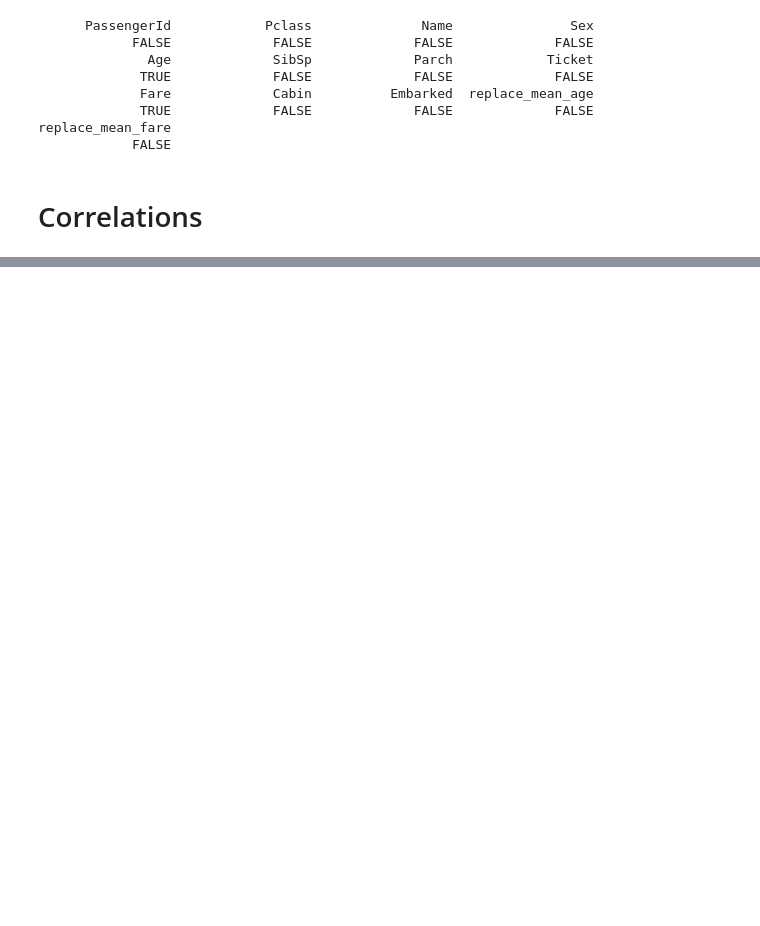
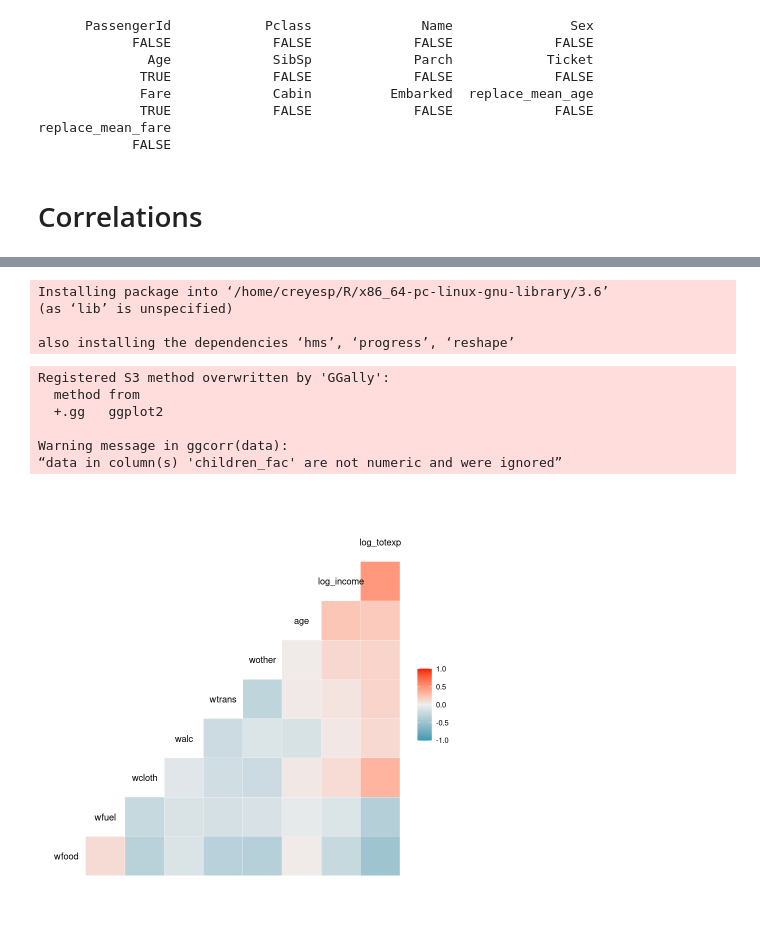
Before and after one commit to creyesp/r-course, a Jupyter notebook: notebooks/tidyr.ipynb, the cells around one changed output, grey strips where cells are left out. Cells and saved outputs as stored; diff of their text form; code cells hidden in the pictures; blank space fills up the shorter version.

```diff
--- a/notebooks/tidyr.ipynb
+++ b/notebooks/tidyr.ipynb
@@ -96,11 +96,11 @@ df_titanic_impute_mean <- data.frame(
 # Correlations
 # %%
 PATH <-"https://raw.githubusercontent.com/guru99-edu/R-Programming/master/british_household.csv"
-data <-read.csv(PATH)
-  filter(income < 500)
+data <-read.csv(PATH) %>%
+  filter(income < 500) %>%
   mutate(log_income = log(income),
          log_totexp = log(totexp),
-         children_fac = factor(children, order = TRUE, labels = c("No", "Yes")))
-  select(-c(X,X.1, children, totexp, income))
+         children_fac = factor(children, order = TRUE, labels = c("No", "Yes"))) %>%
+  select(-c(X, children, totexp, income))
 glimpse(data)
 # %% [output]
@@ -107,0 +211,18 @@ ERROR: Error in filter(income < 500): object 'income' not found
+# %%
+install.packages("GGally")
+# %% [output]
+Installing package into ‘/home/creyesp/R/x86_64-pc-linux-gnu-library/3.6’
+(as ‘lib’ is unspecified)
+
+also installing the dependencies ‘hms’, ‘progress’, ‘reshape’
+# %%
+library(GGally)
+ggcorr(data)
+# %% [output]
+Registered S3 method overwritten by 'GGally':
+  method from
+  +.gg   ggplot2
+
+Warning message in ggcorr(data):
+“data in column(s) 'children_fac' are not numeric and were ignored”
+[figure, added]
```
Also changed, not shown: parts of 12 cells of this notebook, 4 other files.
